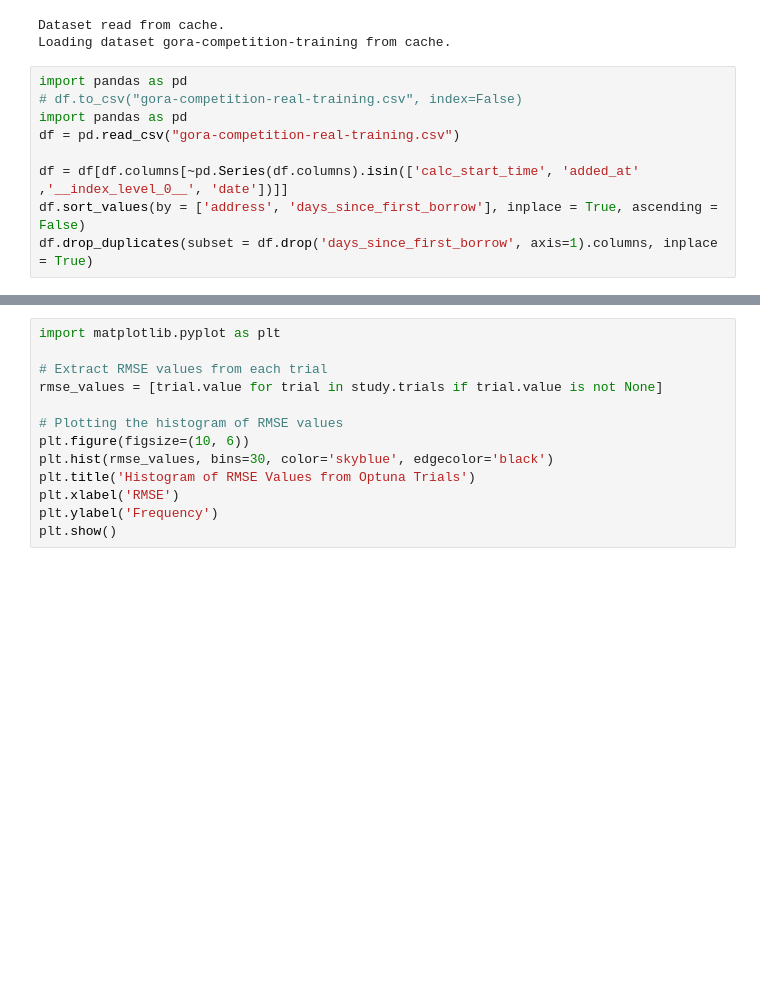
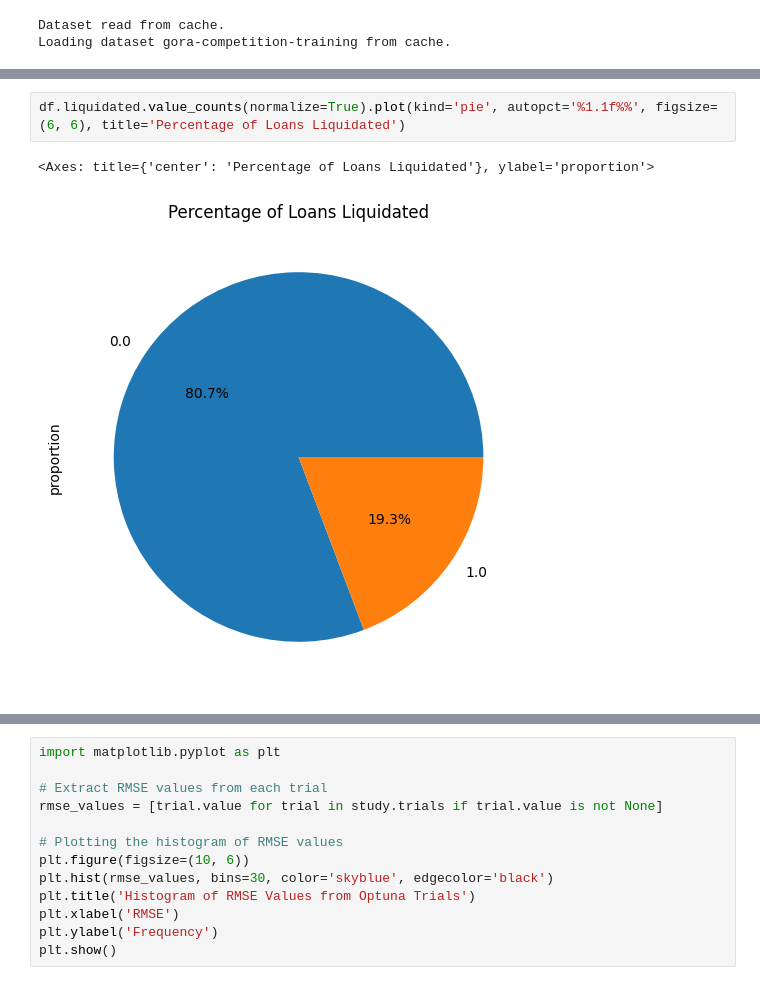
Before and after one commit to ennriqe/Giza-Gora-Competition, a Jupyter notebook: LightGBM Model.ipynb, the cells around one changed output, grey strips where cells are left out. Cells and saved outputs as stored; diff of their text form; blank space fills up the shorter version.

Commit message:
Added comments, visualizations and autogluom

```diff
--- a/LightGBM Model.ipynb
+++ b/LightGBM Model.ipynb
@@ -11,12 +11,3 @@ df = df.to_pandas()
 # %% [output]
 Dataset read from cache.
 Loading dataset gora-competition-training from cache.
-# %%
-import pandas as pd
-# df.to_csv("gora-competition-real-training.csv", index=False)
-import pandas as pd
-df = pd.read_csv("gora-competition-real-training.csv")
-
-df = df[df.columns[~pd.Series(df.columns).isin(['calc_start_time', 'added_at' ,'__index_level_0__', 'date'])]]
-df.sort_values(by = ['address', 'days_since_first_borrow'], inplace = True, ascending = False)
-df.drop_duplicates(subset = df.drop('days_since_first_borrow', axis=1).columns, inplace = True)
@@ -451,0 +23,5 @@ Test RMSE: -0.08656131612946773
+# %%
+df.liquidated.value_counts(normalize=True).plot(kind='pie', autopct='%1.1f%%', figsize=(6, 6), title='Percentage of Loans Liquidated')
+# %% [output]
+<Axes: title={'center': 'Percentage of Loans Liquidated'}, ylabel='proportion'>
+[figure, added]
```
Also changed, not shown: parts of 39 cells of this notebook.
